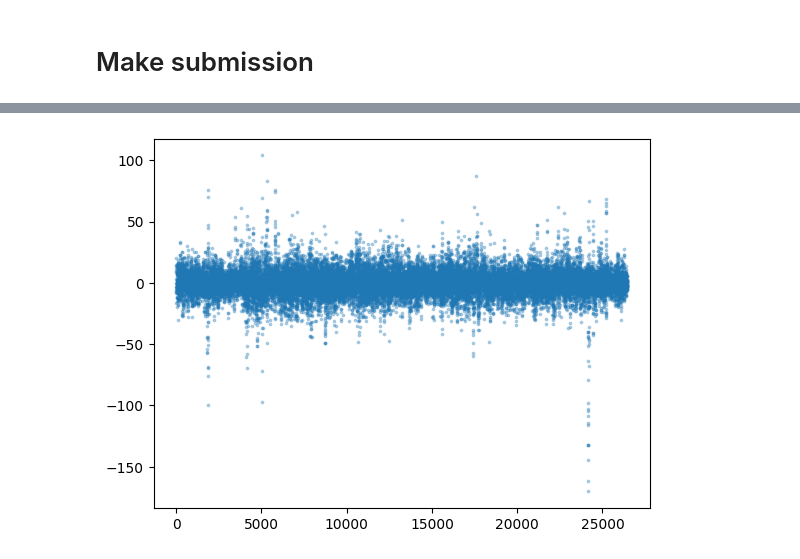
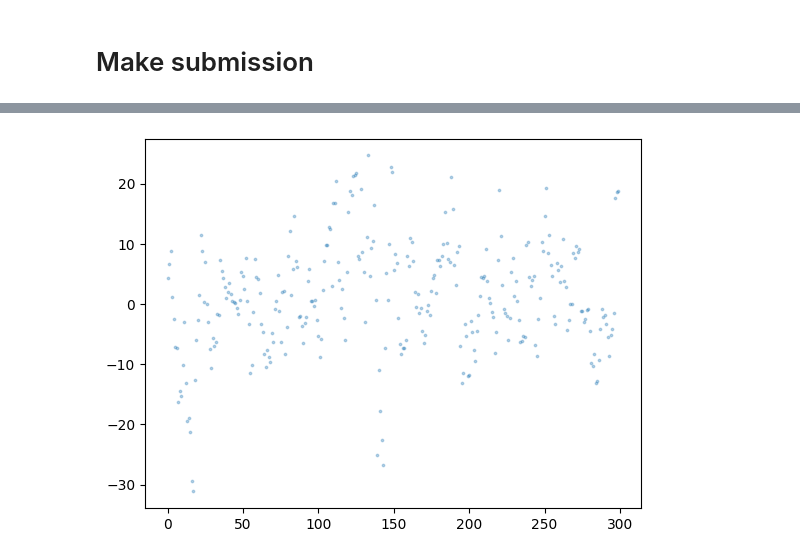
Before and after one commit to saintblue97/DeepNN_Optiver, a Jupyter notebook: james_10_29.ipynb, the cells around one changed output, grey strips where cells are left out. Saved outputs shown, nothing was run; the diff lists cells and outputs as text; code cells hidden in the pictures.

```diff
--- a/james_10_29.ipynb
+++ b/james_10_29.ipynb
@@ -357,5 +359,5 @@ X_processed
 # del X_train
 # del df
 # %%
-lr = LinearRegression()
-lr.fit(X_processed, y_train)
+# lr = LinearRegression()
+# lr.fit(X_processed, y_train)
@@ -364,10 +374,10 @@ LinearRegression()
 # %%
-stock_id = 2
+stock_id = 50
 stock_idxs = np.where(X_train['stock_id'] == stock_id)[0]
 
-stock_vals = y_train.iloc[stock_idxs]
+stock_vals = y_train.iloc[stock_idxs][:300]
 # stock_diffs = y_train.iloc[stock_idxs].diff()
 
 plt.scatter(np.arange(len(stock_vals.index)), stock_vals.values, alpha=0.3, s=3);
 # %% [output]
-[figure, old version]
+[figure, new version]
```
Also changed, not shown: parts of 10 cells of this notebook.
